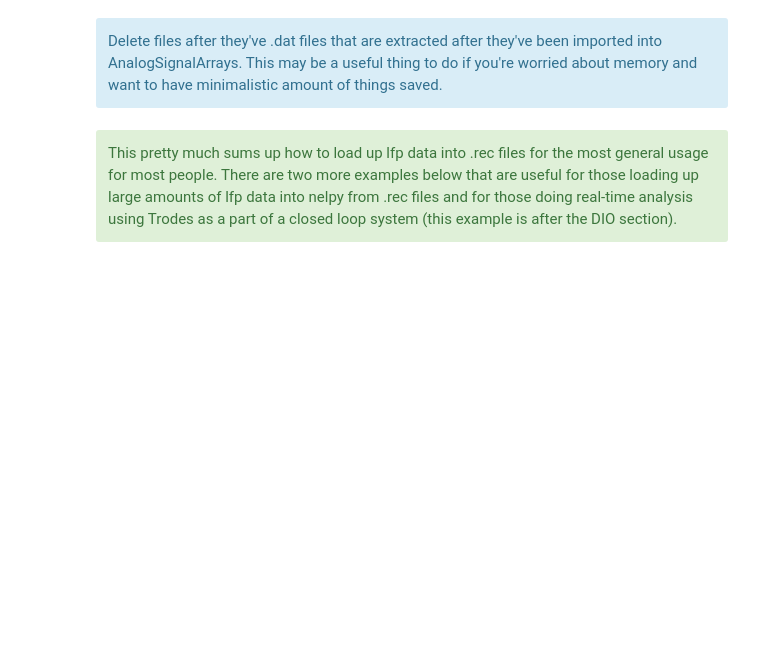
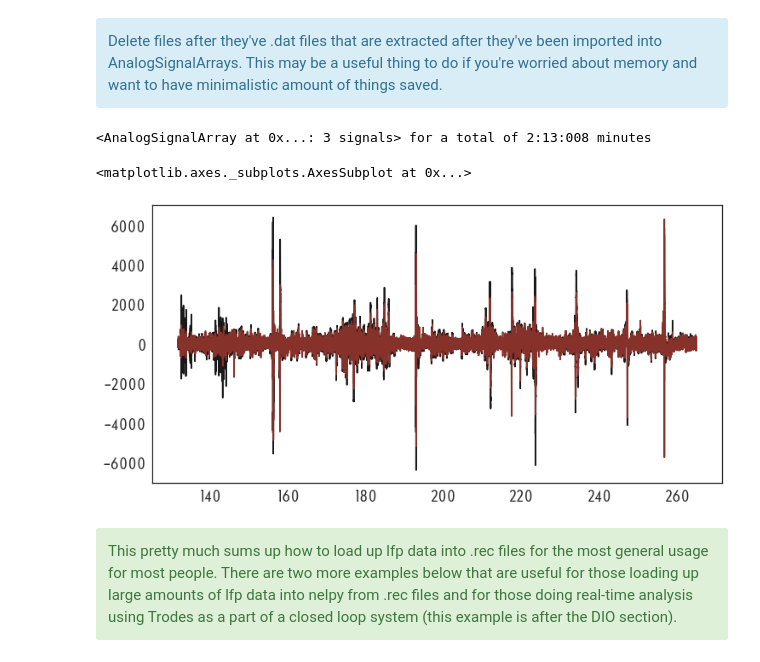
Before and after one commit to eackermann/nelpy, a Jupyter notebook: examples/TrodesImportDemo.ipynb, the cells around one changed output. Cells and saved outputs as stored; diff of their text form; code cells hidden in the pictures; blank space fills up the shorter version.

Commit message:
delete_files confirmed functionality

```diff
--- a/examples/TrodesImportDemo.ipynb
+++ b/examples/TrodesImportDemo.ipynb
@@ -243,9 +247,17 @@ npl.scalebar.add_scalebar(ax=ax, sizex=0.5, sizey=100, labely='100 units', label
 Delete files after they've .dat files that are extracted after they've been imported into AnalogSignalArrays. This may be a useful thing to do if you're worried about memory and want to have minimalistic amount of things saved.
 </div>
 # %%
-asa = neltro.load_wideband_lfp_rec("/home/shayok/Desktop/testt.rec",\
-                      "/home/shayok/Documents/Code/trodes/", tetrode = [1,1,2,3],\
-                      channel = [1,2,3,2], decimation_factor = 1, verbose = False, delete_files = True)
+#let's load tetrode 1 channels 1 and 4 and tetrode 3 channel 2!
+asa = neltro.load_wideband_lfp_rec("/home/shayok/Desktop/Kant_stimulation_5_24.rec",\
+                      "/home/shayok/Documents/Code/trodes/", tetrode = [1,1,3], channel = [1,4,2], delete_files=True)
+asa
+# %% [output]
+<AnalogSignalArray at 0x...: 3 signals> for a total of 2:13:008 minutes
+# %%
+npl.plot(asa)
+# %% [output]
+<matplotlib.axes._subplots.AxesSubplot at 0x...>
+[figure, added]
 # %% [markdown]
 <div class="alert alert-success">
 This pretty much sums up how to load up lfp data into .rec files for the most general usage for most people. There are two more examples below that are useful for those loading up large amounts of lfp data into nelpy from .rec files and for those doing real-time analysis using Trodes as a part  of a closed loop system (this example is after the DIO section).
```
Also changed, not shown: parts of 1 cell of this notebook.
